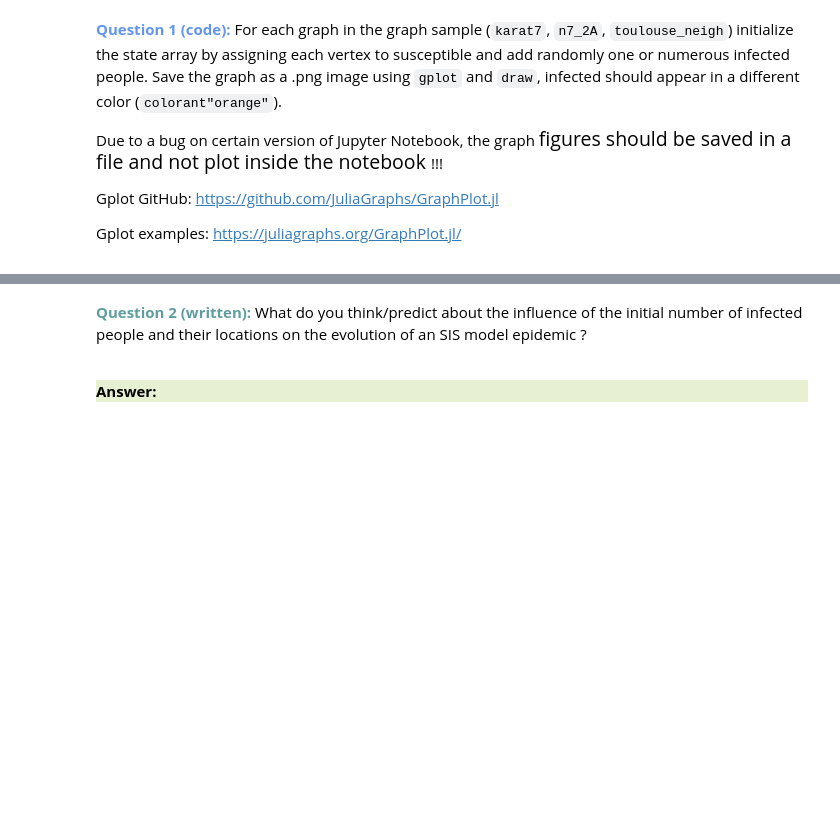
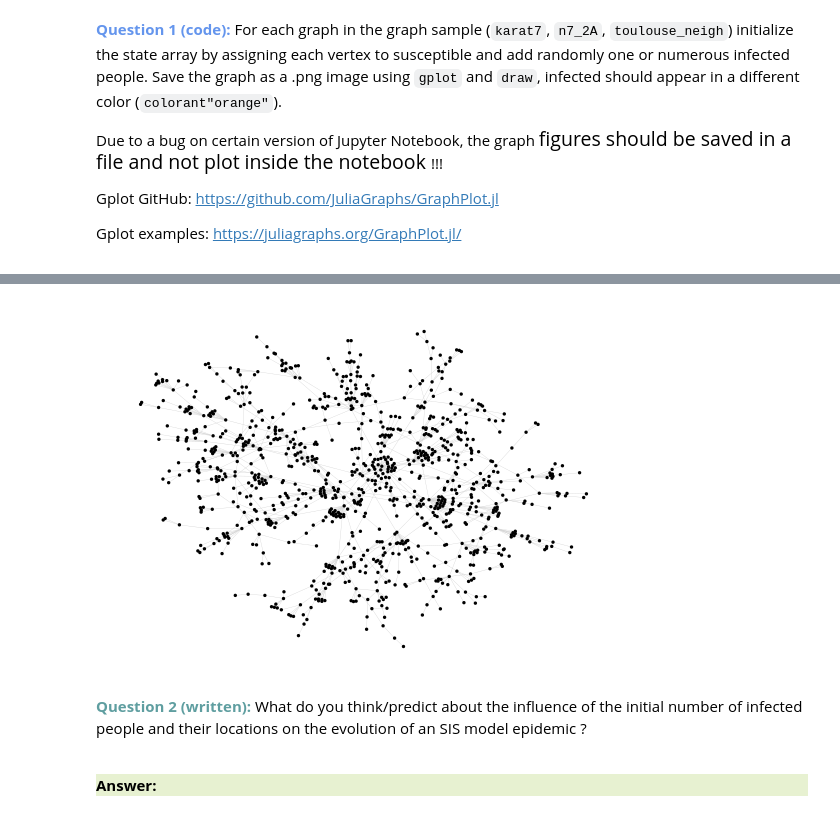
Before and after one commit to julien-blanchon/ProjetTheorieDesGraphes, a Jupyter notebook: graph21-22_nestor.ipynb, the cells around one changed output, grey strips where cells are left out. Cells and saved outputs as stored; diff of their text form; code cells hidden in the pictures; blank space fills up the shorter version.

```diff
--- a/graph21-22_nestor.ipynb
+++ b/graph21-22_nestor.ipynb
@@ -116,6 +119,7 @@ draw(PNG("n7_2A.png", 100cm, 100cm), gplot(n7_2A,nodefillc=nodecolor))
 """toulouse_neigh: A graph representing a neighborhood composed of 1000 people in Toulouse.
 """
 toulouse_neigh = barabasi_albert(1000, 1)
+locs_x_tls, locs_y_tls = spring_layout(toulouse_neigh)
 nodecolor = [colorant"lightseagreen"]
 draw(PNG("toulouse_neigh.png", 100cm, 100cm), gplot(toulouse_neigh,nodefillc=nodecolor))
 # %% [markdown]
@@ -169,17 +180,16 @@ draw(PNG("images/q1/n7_2A_start.png", 100cm, 100cm), gplot(n7_2A,nodefillc=nodef
 # %%
 # Infect Toulouse_neigh
 N = nv(toulouse_neigh)
 N_inf = rand(1:N)
 state_toulouse_neigh = zeros(Int32, N)
 
 for i in 1:N_inf
     state_toulouse_neigh[rand(1:N)] = 1
 end
-# nodes membership
-nodecolor = [colorant"lightseagreen", colorant"orange"]
-# membership color
-nodefillc = nodecolor[state_toulouse_neigh+ones(Int32, N)]
-draw(PNG("images/q1/toulouse_neigh_start.png", 100cm, 100cm), gplot(toulouse_neigh,nodefillc=nodefillc))
+
+plot_graph(toulouse_neigh, state_toulouse_neigh, locs_x_tls, locs_y_tls,"images/q1/toulouse_neigh_start.png")
+# %% [output]
+[figure, added]
 # %% [markdown]
 <div style="width:75%;margin:0 auto;">
 
```
Also changed, not shown: parts of 10 cells of this notebook, 15 other files.
